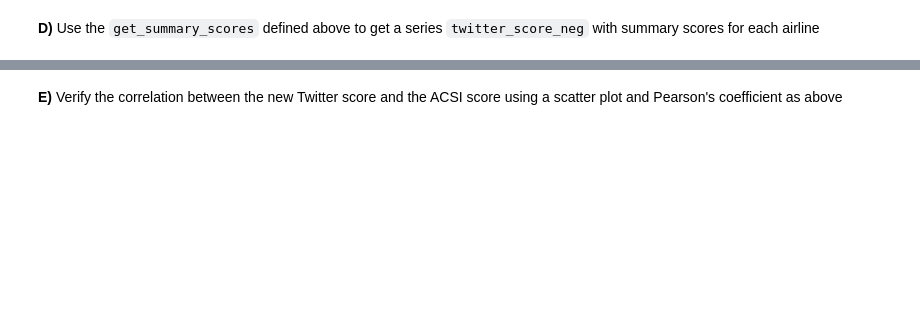
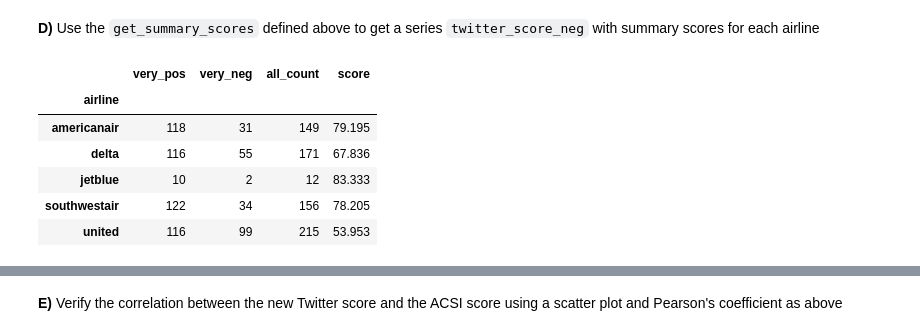
Before and after one commit to thiyagi9/PythonPractises, a Jupyter notebook: 1_opinion_lab_check.ipynb, the cells around one changed output, grey strips where cells are left out. Drawn from its saved outputs; the diff is of its cells as text; code cells hidden in the pictures; blank space fills up the shorter version.

```diff
--- a/1_opinion_lab_check.ipynb
+++ b/1_opinion_lab_check.ipynb
@@ -704,0 +726,10 @@ print(type(tweets_with_scores), type(tweets_with_scores_neg))
+# %%
+twitter_score
+# %% [output]
+|  | very_pos | very_neg | all_count | score |
+| airline |  |  |  |  |
+| americanair | 118 | 31 | 149 | 79.195 |
+| delta | 116 | 55 | 171 | 67.836 |
+| jetblue | 10 | 2 | 12 | 83.333 |
+| southwestair | 122 | 34 | 156 | 78.205 |
+| united | 116 | 99 | 215 | 53.953 |
```
Also changed, not shown: parts of 10 cells of this notebook.
